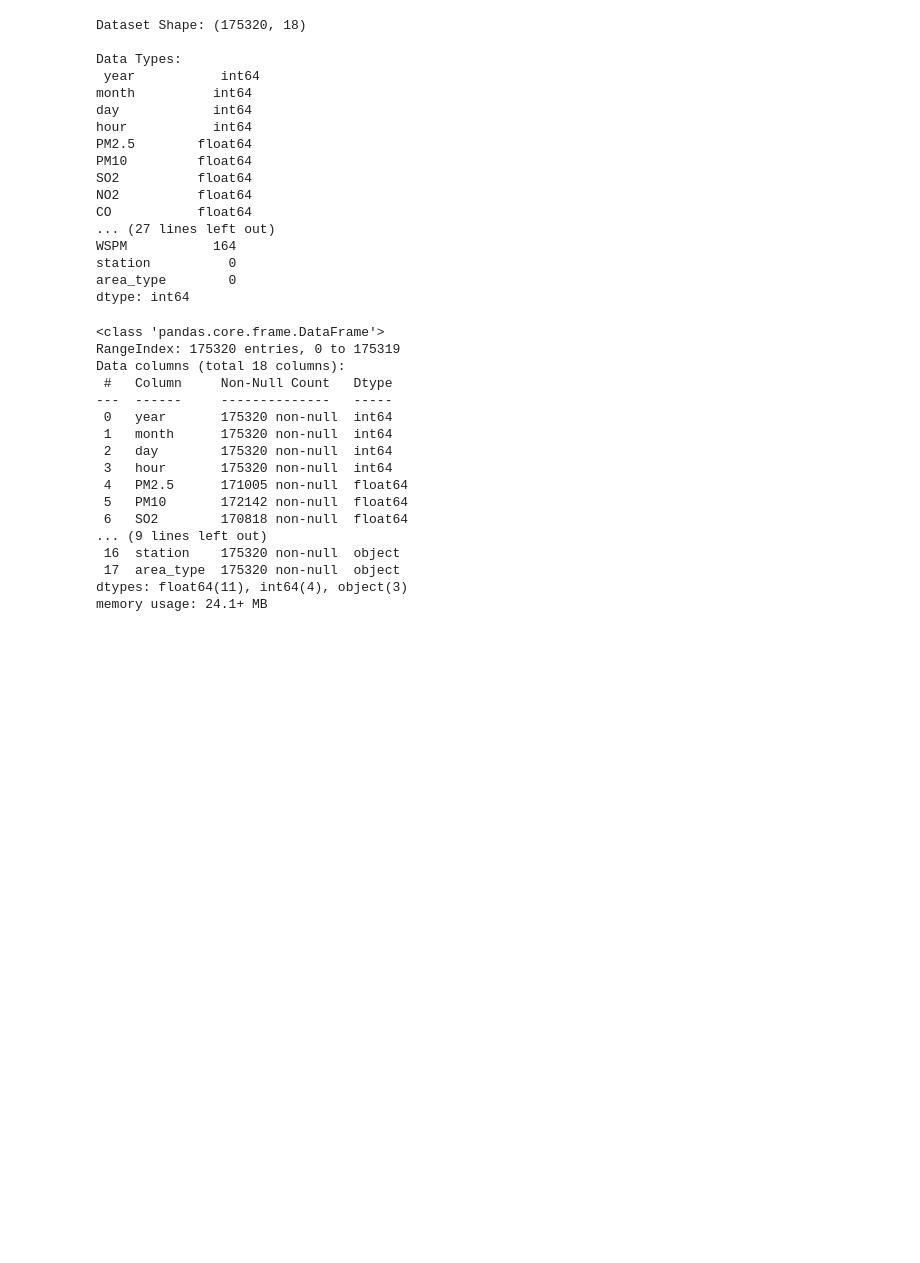
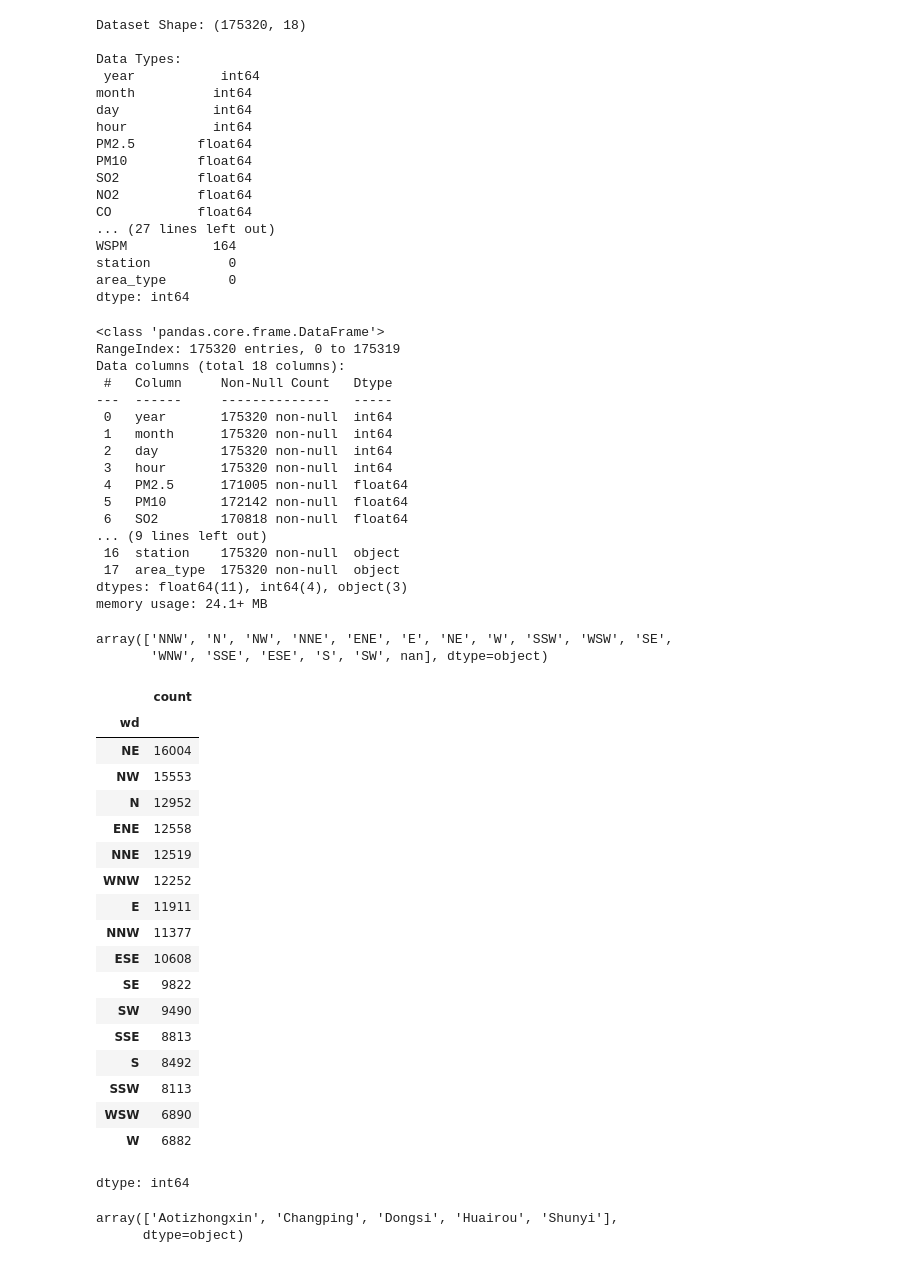
Before and after one commit to Sher-win/Programming-with-Data-Analysis, a Jupyter notebook: Data_Analytics_Project.ipynb, the cells around one changed output. Saved outputs shown, nothing was run; the diff lists cells and outputs as text; code cells hidden in the pictures; blank space fills up the shorter version.

```diff
--- a/Data_Analytics_Project.ipynb
+++ b/Data_Analytics_Project.ipynb
@@ -202,3 +236,35 @@ Data columns (total 18 columns):
  17  area_type  175320 non-null  object
 dtypes: float64(11), int64(4), object(3)
 memory usage: 24.1+ MB
+# %%
+df['wd'].unique()
+# %% [output]
+array(['NNW', 'N', 'NW', 'NNE', 'ENE', 'E', 'NE', 'W', 'SSW', 'WSW', 'SE',
+       'WNW', 'SSE', 'ESE', 'S', 'SW', nan], dtype=object)
+# %%
+df['wd'].value_counts()
+# %% [output]
+|  | count |
+| wd |  |
+| NE | 16004 |
+| NW | 15553 |
+| N | 12952 |
+| ENE | 12558 |
+| NNE | 12519 |
+| WNW | 12252 |
+| E | 11911 |
+| NNW | 11377 |
+| ESE | 10608 |
+| SE | 9822 |
+| SW | 9490 |
+| SSE | 8813 |
+| S | 8492 |
+| SSW | 8113 |
+| WSW | 6890 |
+| W | 6882 |
+dtype: int64
+# %%
+df['station'].unique()
+# %% [output]
+array(['Aotizhongxin', 'Changping', 'Dongsi', 'Huairou', 'Shunyi'],
+      dtype=object)
```
Also changed, not shown: parts of 21 cells of this notebook.
